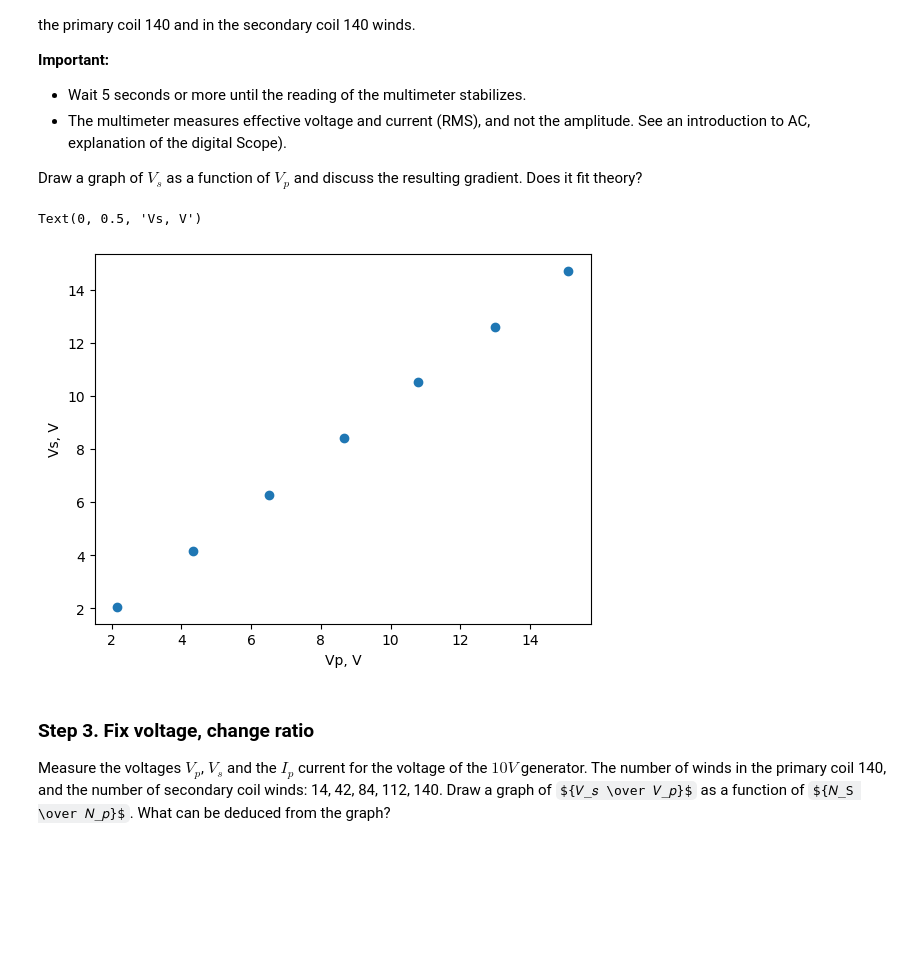
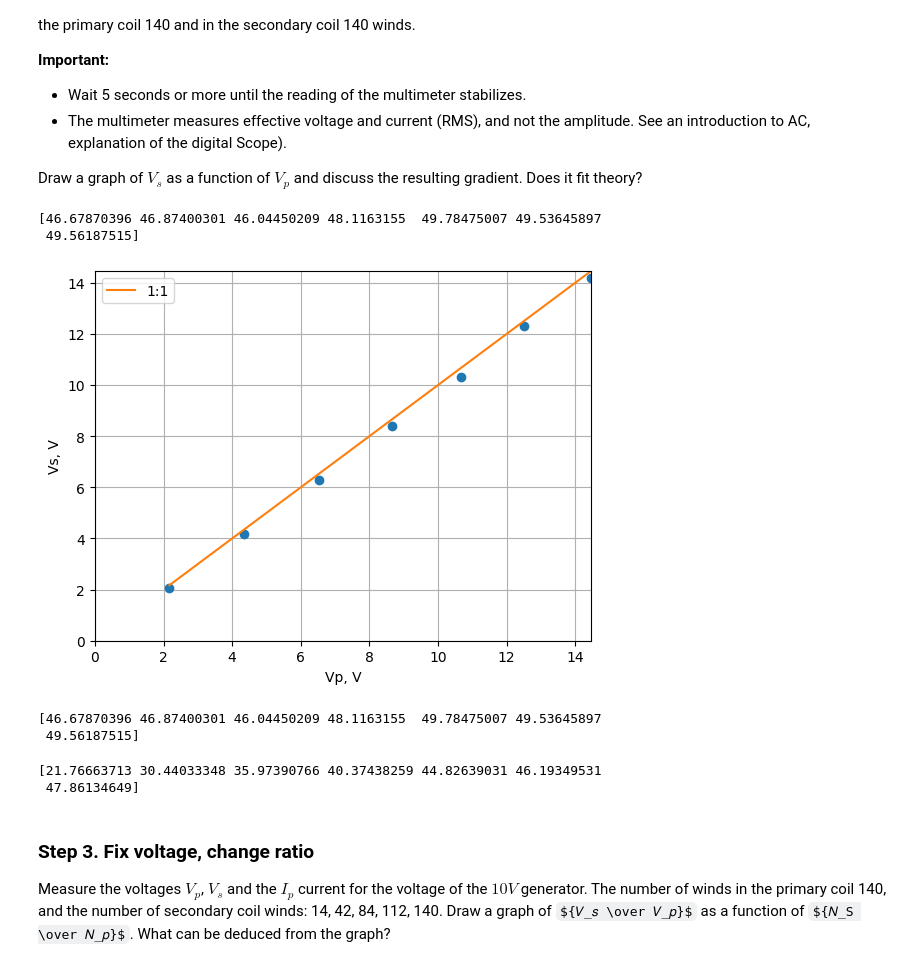
Before and after one commit to evgeny-kolonsky/Lab2_Transformer, a Jupyter notebook: Technion_ph_Transformer_lab.ipynb, the cells around one changed output. Drawn from its saved outputs; the diff is of its cells as text; code cells hidden in the pictures; some formulas as TeX source; blank space fills up the shorter version.

```diff
--- a/Technion_ph_Transformer_lab.ipynb
+++ b/Technion_ph_Transformer_lab.ipynb
@@ -503,24 +503,47 @@ Draw a graph of $𝑉_s$ as a function of $𝑉_𝑝$ and discuss the resulting
 # %%
 # measurements: each line a point Vp, Vs, Ip
 measurements = '''
-# Vp/V, Vs/V, Ip/A
-2.17 2.05 0.11
-4.34 4.16 0.17
-6.52 6.28 0.23
-8.66 8.40 0.28
-10.8 10.5 0.33
-13.0 12.6 0.38
-15.1 14.7 0.43
+# Vp, Vs, Ip, phi
+2.17 2.05 0.11 65
+4.34 4.16 0.17 57
+6.52 6.28 0.23 52
+8.66 8.40 0.28 50
+10.66 10.3 0.32 48
+12.5 12.3 0.37 47
+14.46 14.2 0.42 46
 '''
-data = np.genfromtxt(measurements.splitlines(), dtype=float)
-Vp, Vs, Ip = data.T
+Vp, Vs, Ip, phi = np.genfromtxt(measurements.splitlines(), dtype=float).T
+
+phi = phi / 180 * np.pi
+
+Ic = Ip * np.cos(phi)
+Im = Ip * np.sin(phi)
+Rc = Vp / Ic
+print(Rc)
+Xm = Vp / Im
 
 plt.plot(Vp, Vs, 'o')
 plt.xlabel('Vp, V')
+plt.plot(Vp, Vp, '-', label='1:1')
 plt.ylabel('Vs, V')
+plt.legend()
+plt.xlim(0, np.max(Vp))
+plt.ylim(0, np.max(Vp))
+plt.grid()
 # %% [output]
-Text(0, 0.5, 'Vs, V')
+[46.67870396 46.87400301 46.04450209 48.1163155  49.78475007 49.53645897
+ 49.56187515]
-[figure, old version]
+[figure, new version]
+# %%
+print(Rc)
+# %% [output]
+[46.67870396 46.87400301 46.04450209 48.1163155  49.78475007 49.53645897
+ 49.56187515]
+# %%
+print(Xm)
+# %% [output]
+[21.76663713 30.44033348 35.97390766 40.37438259 44.82639031 46.19349531
+ 47.86134649]
 # %% [markdown]
 ### Step 3. Fix voltage, change ratio
 
```
Also changed, not shown: parts of 10 cells of this notebook.
